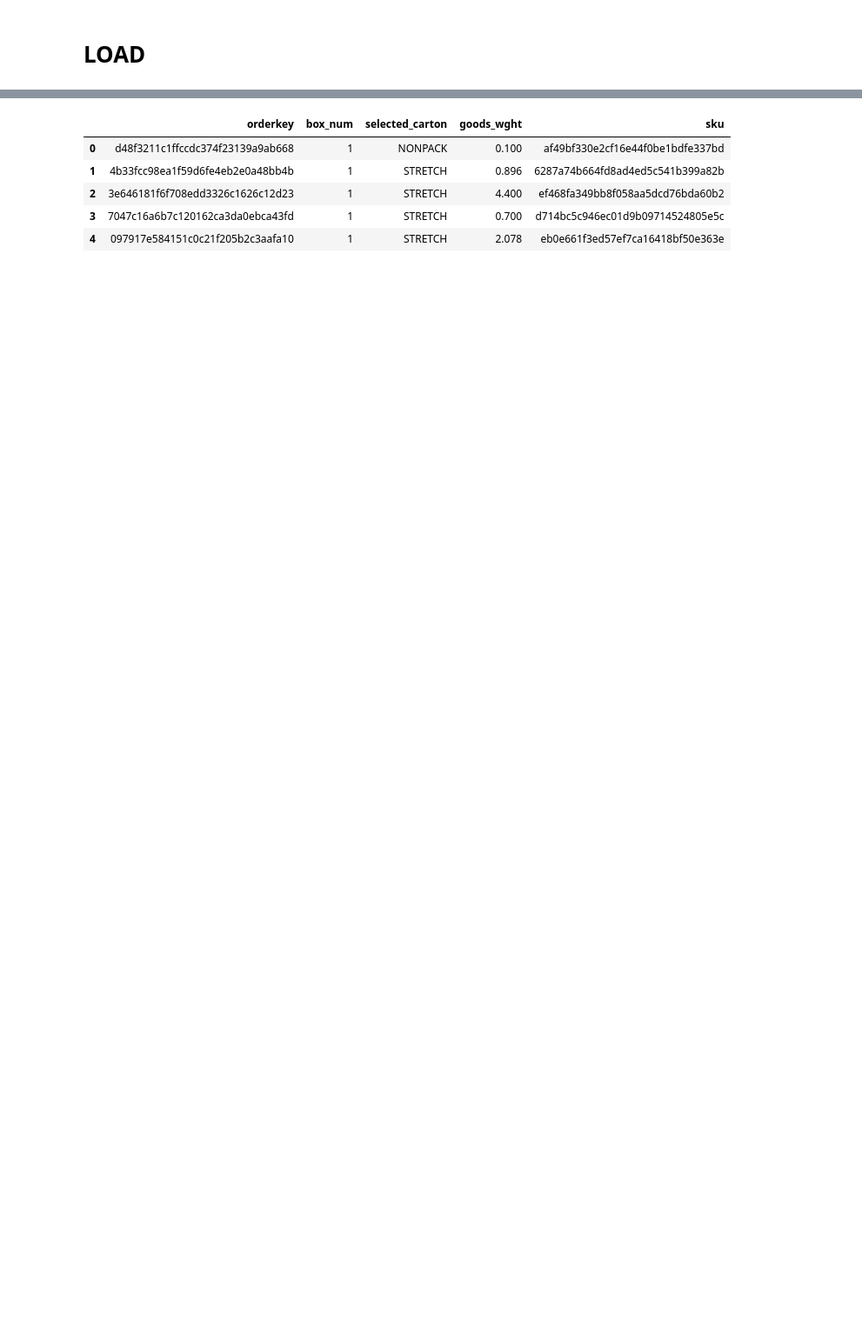
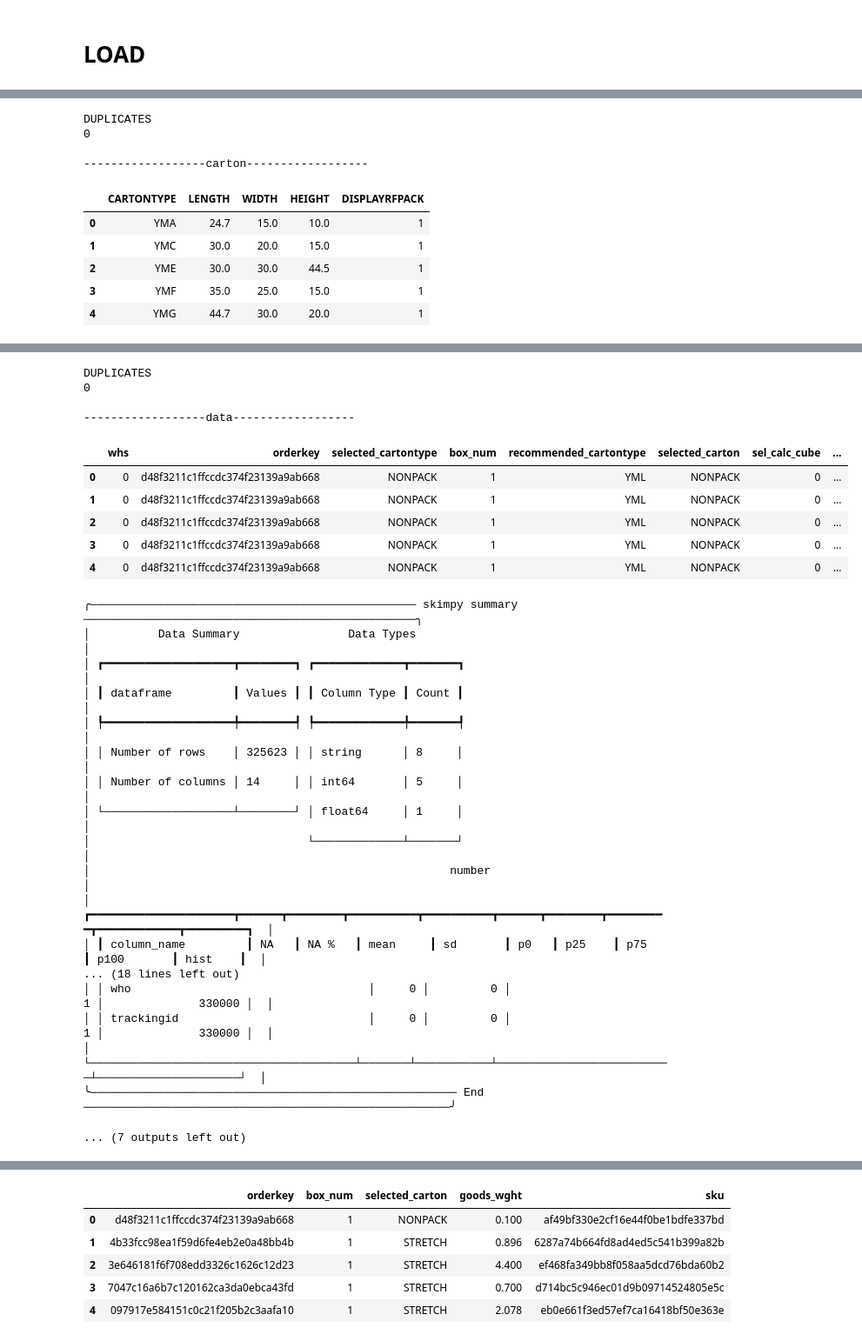
Before and after one commit to johnmcv761/Ya_hackaton_package_choose, a Jupyter notebook: data_prep.ipynb, the cells around one changed output, grey strips where cells are left out. Shown at 87% size. Drawn from its saved outputs; the diff is of its cells as text; code cells hidden in the pictures; blank space fills up the shorter version.

```diff
--- a/data_prep.ipynb
+++ b/data_prep.ipynb
@@ -41,0 +45,16 @@ except:
+# %%
+def view_func(data, name):
+    print()
+    print(f'------------------{name}------------------')
+    display(data.head())
+    skim(data)
+    print('DUPLICATES')
+    print(data.duplicated().sum())
+# %%
+view_func(cargotype_info, 'cargotype_info')
+view_func(carton_price, 'carton_price')
+view_func(carton, 'carton')
+view_func(data, 'data')
+view_func(sku_cargotypes, 'sku_cargotypes')
+view_func(sku, 'sku')
+# %% [output]
@@ -41,0 +112,10 @@ except:
+DUPLICATES
+0
+
+------------------carton------------------
+|  | CARTONTYPE | LENGTH | WIDTH | HEIGHT | DISPLAYRFPACK |
+| 0 | YMA | 24.7 | 15.0 | 10.0 | 1 |
+| 1 | YMC | 30.0 | 20.0 | 15.0 | 1 |
+| 2 | YME | 30.0 | 30.0 | 44.5 | 1 |
+| 3 | YMF | 35.0 | 25.0 | 15.0 | 1 |
+| 4 | YMG | 44.7 | 30.0 | 20.0 | 1 |
@@ -42,3 +139,31 @@ except:
+DUPLICATES
+0
+
+------------------data------------------
+|  | whs | orderkey | selected_cartontype | box_num | recommended_cartontype | selected_carton | sel_calc_cube | ... |
+| 0 | 0 | d48f3211c1ffccdc374f23139a9ab668 | NONPACK | 1 | YML | NONPACK | 0 | ... |
+| 1 | 0 | d48f3211c1ffccdc374f23139a9ab668 | NONPACK | 1 | YML | NONPACK | 0 | ... |
+| 2 | 0 | d48f3211c1ffccdc374f23139a9ab668 | NONPACK | 1 | YML | NONPACK | 0 | ... |
+| 3 | 0 | d48f3211c1ffccdc374f23139a9ab668 | NONPACK | 1 | YML | NONPACK | 0 | ... |
+| 4 | 0 | d48f3211c1ffccdc374f23139a9ab668 | NONPACK | 1 | YML | NONPACK | 0 | ... |
+╭──────────────────────────────────────────────── skimpy summary ─────────────────────────────────────────────────╮
+│          Data Summary                Data Types                                                                 │
+│ ┏━━━━━━━━━━━━━━━━━━━┳━━━━━━━━┓ ┏━━━━━━━━━━━━━┳━━━━━━━┓                                                          │
+│ ┃ dataframe         ┃ Values ┃ ┃ Column Type ┃ Count ┃                                                          │
+│ ┡━━━━━━━━━━━━━━━━━━━╇━━━━━━━━┩ ┡━━━━━━━━━━━━━╇━━━━━━━┩                                                          │
+│ │ Number of rows    │ 325623 │ │ string      │ 8     │                                                          │
+│ │ Number of columns │ 14     │ │ int64       │ 5     │                                                          │
+│ └───────────────────┴────────┘ │ float64     │ 1     │                                                          │
+│                                └─────────────┴───────┘                                                          │
+│                                                     number                                                      │
+│ ┏━━━━━━━━━━━━━━━━━━━━━┳━━━━━━┳━━━━━━━━┳━━━━━━━━━━┳━━━━━━━━━━┳━━━━━━┳━━━━━━━━┳━━━━━━━━━┳━━━━━━━━━━━━┳━━━━━━━━━┓  │
+│ ┃ column_name         ┃ NA   ┃ NA %   ┃ mean     ┃ sd       ┃ p0   ┃ p25    ┃ p75     ┃ p100       ┃ hist    ┃  │
+... (18 lines left out)
+│ │ who                                   │     0 │         0 │                        1 │              330000 │  │
+│ │ trackingid                            │     0 │         0 │                        1 │              330000 │  │
+│ └───────────────────────────────────────┴───────┴───────────┴──────────────────────────┴─────────────────────┘  │
+╰────────────────────────────────────────────────────── End ──────────────────────────────────────────────────────╯
+... (7 outputs left out)
 # %%
 data.duplicated().sum()
 
```
Also changed, not shown: parts of 7 cells of this notebook.
